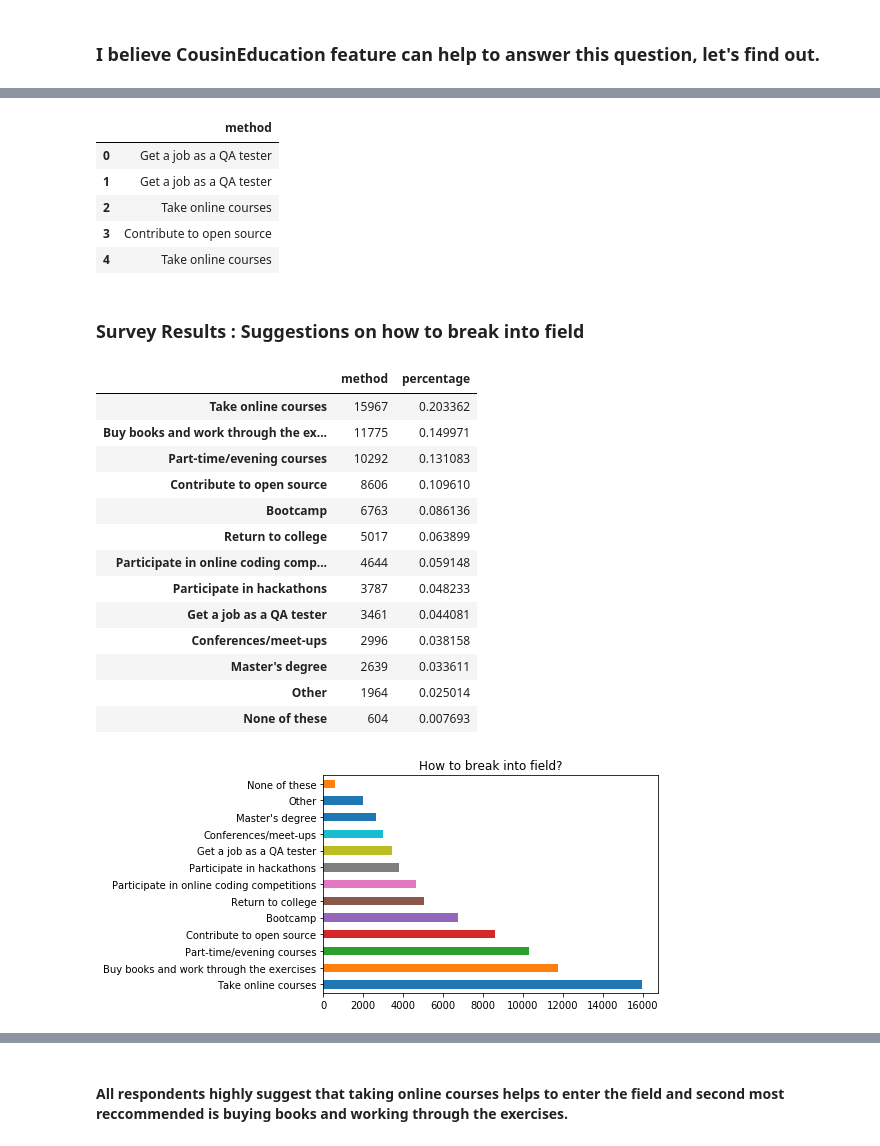
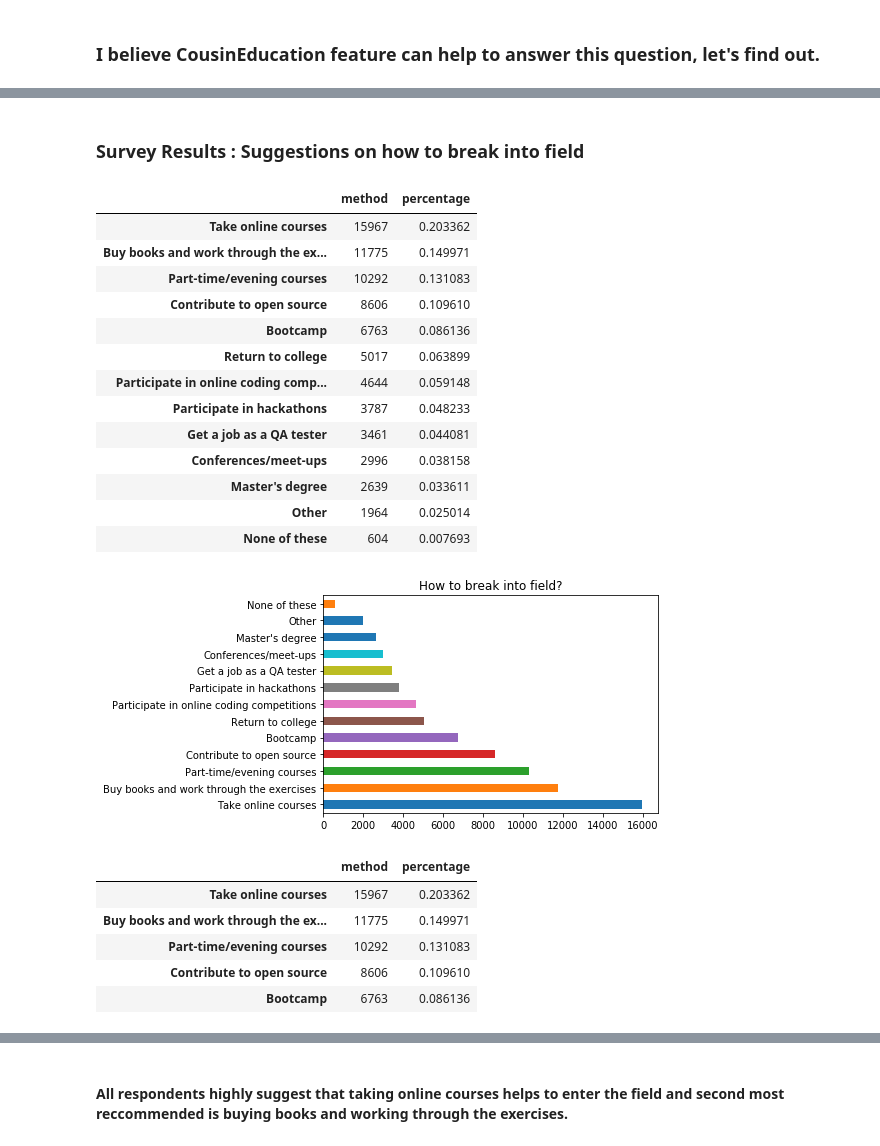
Before and after one commit to Minsifye/Stack-Overflow-Survey-Data-Analysis, a Jupyter notebook: StackOverflow_DataAnalysis_FirstLook.ipynb, the cells around one changed output, grey strips where cells are left out. Drawn from its saved outputs; the diff is of its cells as text; code cells hidden in the pictures.

Commit message:
Update: New Graph

```diff
--- a/StackOverflow_DataAnalysis_FirstLook.ipynb
+++ b/StackOverflow_DataAnalysis_FirstLook.ipynb
@@ -107,17 +116,9 @@ education = education[education['method'] != 'None']
-# %%
-education.head()
-# %% [output]
-|  | method |
-| 0 | Get a job as a QA tester |
-| 1 | Get a job as a QA tester |
-| 2 | Take online courses |
-| 3 | Contribute to open source |
-| 4 | Take online courses |
 # %% [markdown]
 ### Survey Results : Suggestions on how to break into field
 # %%
 ed_count = pd.DataFrame(education.method.value_counts())
 ed_count['percentage'] = ed_count['method']/education.shape[0]
+ed_count['method'].plot(kind='barh', title='How to break into field?');
 ed_count
 # %% [output]
 |  | method | percentage |
@@ -134,8 +135,14 @@ ed_count
 | Master's degree | 2639 | 0.033611 |
 | Other | 1964 | 0.025014 |
 | None of these | 604 | 0.007693 |
+[figure, added]
-# %%
-ed_count['method'].plot(kind='barh', title='How to break into field?');
-# %% [output]
-[figure, removed]
+# %%
+ed_count.head()
+# %% [output]
+|  | method | percentage |
+| Take online courses | 15967 | 0.203362 |
+| Buy books and work through the ex... | 11775 | 0.149971 |
+| Part-time/evening courses | 10292 | 0.131083 |
+| Contribute to open source | 8606 | 0.109610 |
+| Bootcamp | 6763 | 0.086136 |
 # %%
```
Also changed, not shown: parts of 12 cells of this notebook.
